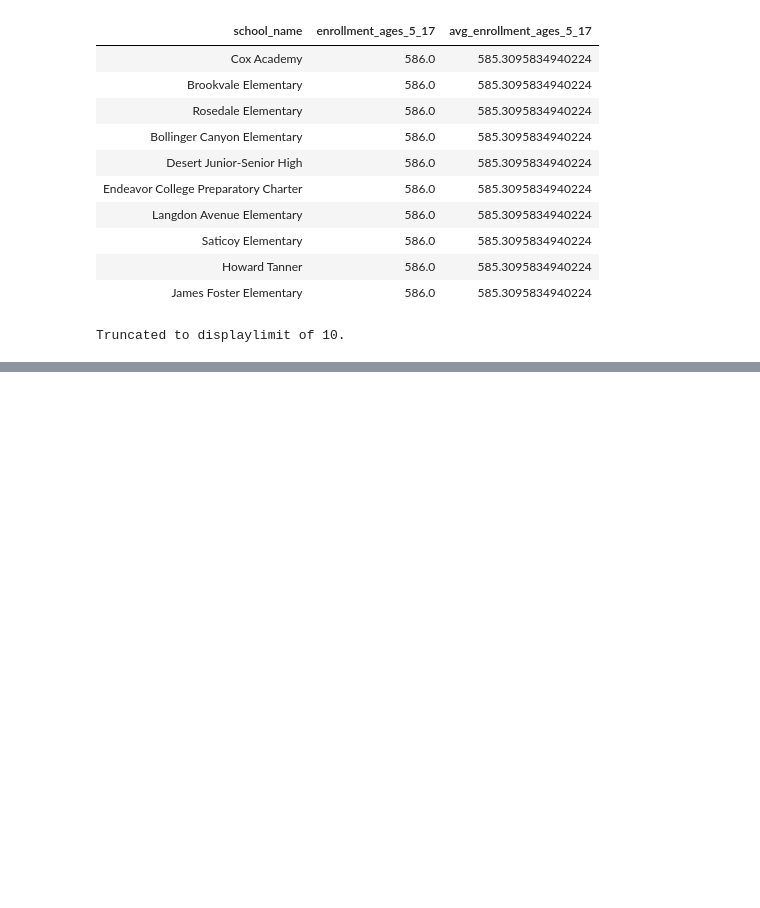
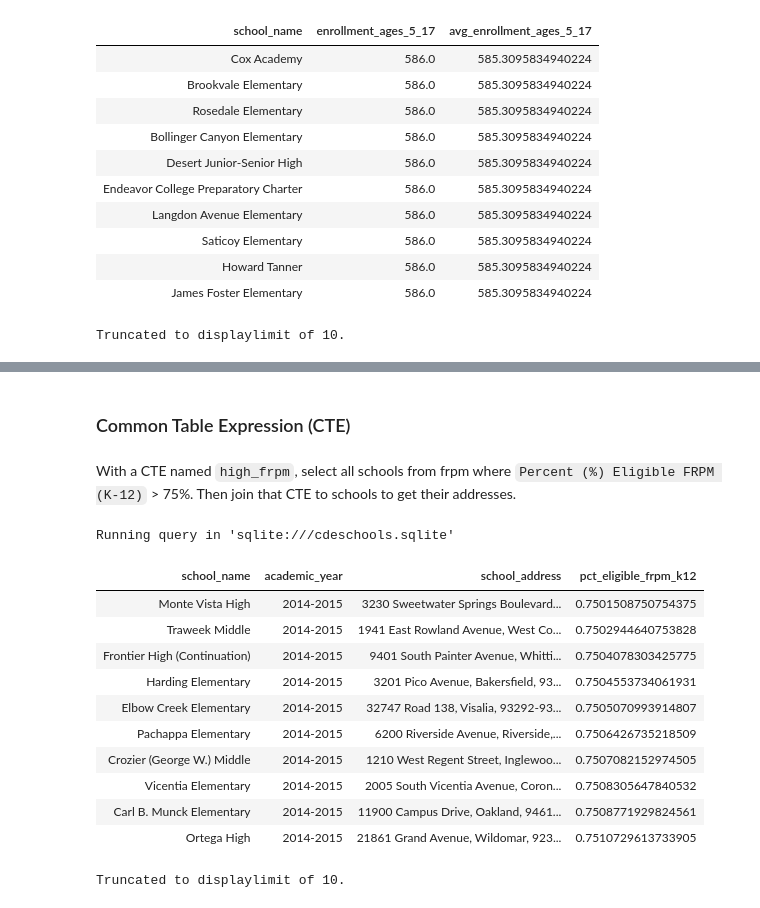
Before and after one commit to pedro-leitao/sql-practice, a Jupyter notebook: practice.ipynb, the cells around one changed output, grey strips where cells are left out. Drawn from its saved outputs; the diff is of its cells as text; code cells hidden in the pictures; blank space fills up the shorter version.

```diff
--- a/practice.ipynb
+++ b/practice.ipynb
@@ -461,0 +594,37 @@ Truncated to displaylimit of 10.
+# %% [markdown]
+### Common Table Expression (CTE)
+# %% [markdown]
+With a CTE named `high_frpm`, select all schools from frpm where `Percent (%) Eligible FRPM (K-12)` > 75%. Then join that CTE to schools to get their addresses.
+# %%
+%%sql
+WITH high_frpm AS (
+    SELECT
+        "School Name" AS school_name,
+        "County Name" AS county_name,
+        "Percent (%) Eligible FRPM (K-12)" AS pct_eligible_frpm_k12,
+        "Academic Year" AS academic_year
+    FROM frpm
+    WHERE "Percent (%) Eligible FRPM (K-12)" > 0.75
+)
+SELECT
+    school_name,
+    academic_year,
+    CONCAT(Street, ', ', City, ', ', Zip, ', ', State) AS school_address,
+    pct_eligible_frpm_k12
+FROM high_frpm
+INNER JOIN schools ON school_name = schools."School" AND county_name = schools."County" -- To disambiguate schools with the same name in different counties
+ORDER BY pct_eligible_frpm_k12 ASC;
+# %% [output]
+Running query in 'sqlite:///cdeschools.sqlite'
+| school_name | academic_year | school_address | pct_eligible_frpm_k12 |
+| Monte Vista High | 2014-2015 | 3230 Sweetwater Springs Boulevard... | 0.7501508750754375 |
+| Traweek Middle | 2014-2015 | 1941 East Rowland Avenue, West Co... | 0.7502944640753828 |
+| Frontier High (Continuation) | 2014-2015 | 9401 South Painter Avenue, Whitti... | 0.7504078303425775 |
+| Harding Elementary | 2014-2015 | 3201 Pico Avenue, Bakersfield, 93... | 0.7504553734061931 |
+| Elbow Creek Elementary | 2014-2015 | 32747 Road 138, Visalia, 93292-93... | 0.7505070993914807 |
+| Pachappa Elementary | 2014-2015 | 6200 Riverside Avenue, Riverside,... | 0.7506426735218509 |
+| Crozier (George W.) Middle | 2014-2015 | 1210 West Regent Street, Inglewoo... | 0.7507082152974505 |
+| Vicentia Elementary | 2014-2015 | 2005 South Vicentia Avenue, Coron... | 0.7508305647840532 |
+| Carl B. Munck Elementary | 2014-2015 | 11900 Campus Drive, Oakland, 9461... | 0.7508771929824561 |
+| Ortega High | 2014-2015 | 21861 Grand Avenue, Wildomar, 923... | 0.7510729613733905 |
+Truncated to displaylimit of 10.
```
Also changed, not shown: parts of 26 cells of this notebook.
